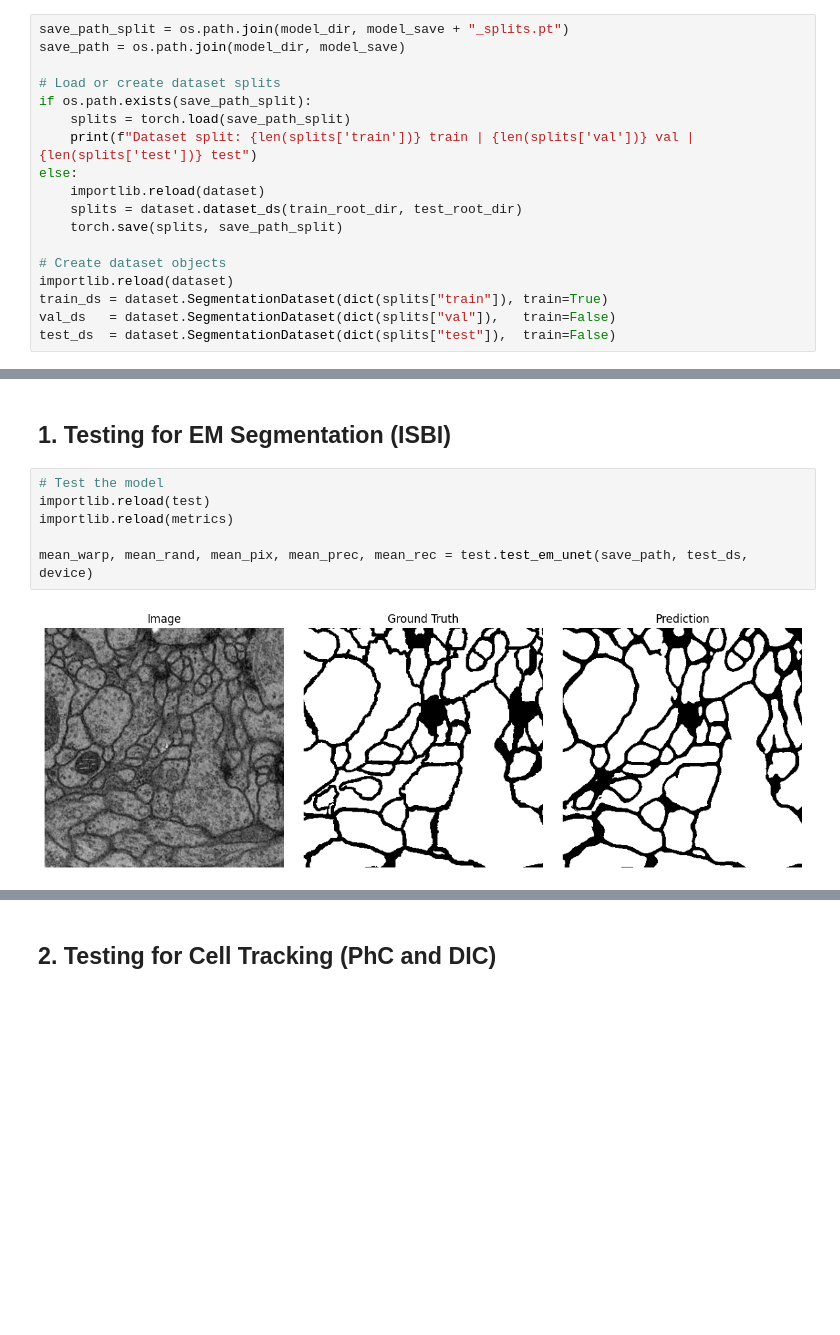
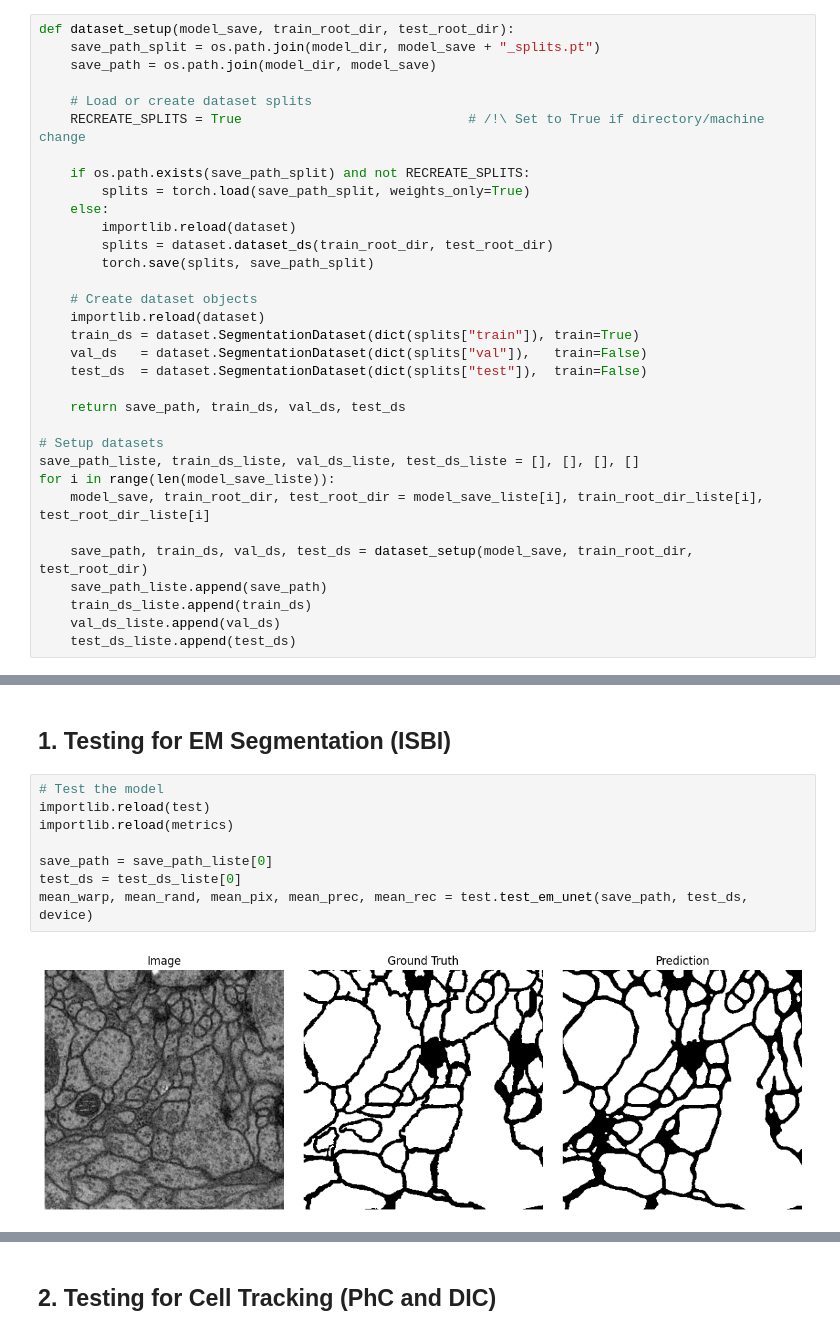
Before and after one commit to A0404/MLA_UNet, a Jupyter notebook: notebooks/notebook.ipynb, the cells around one changed output, grey strips where cells are left out. Drawn from its saved outputs; the diff is of its cells as text; blank space fills up the shorter version.

```diff
--- a/notebooks/notebook.ipynb
+++ b/notebooks/notebook.ipynb
@@ -90,22 +106,37 @@ test_root_dir = ISBI_root_dir
 # %% [markdown]
 ## 3. Importing dataset and save path
 # %%
-save_path_split = os.path.join(model_dir, model_save + "_splits.pt")
-save_path = os.path.join(model_dir, model_save)
+def dataset_setup(model_save, train_root_dir, test_root_dir):
+    save_path_split = os.path.join(model_dir, model_save + "_splits.pt")
+    save_path = os.path.join(model_dir, model_save)
 
-# Load or create dataset splits
-if os.path.exists(save_path_split):
-    splits = torch.load(save_path_split)
-    print(f"Dataset split: {len(splits['train'])} train | {len(splits['val'])} val | {len(splits['test'])} test")
-else:
+    # Load or create dataset splits
+    RECREATE_SPLITS = True                             # /!\ Set to True if directory/machine change
+
+    if os.path.exists(save_path_split) and not RECREATE_SPLITS:
+        splits = torch.load(save_path_split, weights_only=True)
+    else:
+        importlib.reload(dataset)
+        splits = dataset.dataset_ds(train_root_dir, test_root_dir)
+        torch.save(splits, save_path_split)
+
+    # Create dataset objects
     importlib.reload(dataset)
-    splits = dataset.dataset_ds(train_root_dir, test_root_dir)
-    torch.save(splits, save_path_split)
+    train_ds = dataset.SegmentationDataset(dict(splits["train"]), train=True)
+    val_ds   = dataset.SegmentationDataset(dict(splits["val"]),   train=False)
+    test_ds  = dataset.SegmentationDataset(dict(splits["test"]),  train=False)
 
-# Create dataset objects
-importlib.reload(dataset)
-train_ds = dataset.SegmentationDataset(dict(splits["train"]), train=True)
-val_ds   = dataset.SegmentationDataset(dict(splits["val"]),   train=False)
-test_ds  = dataset.SegmentationDataset(dict(splits["test"]),  train=False)
+    return save_path, train_ds, val_ds, test_ds
+
+# Setup datasets
+save_path_liste, train_ds_liste, val_ds_liste, test_ds_liste = [], [], [], []
+for i in range(len(model_save_liste)):
+    model_save, train_root_dir, test_root_dir = model_save_liste[i], train_root_dir_liste[i], test_root_dir_liste[i]
+
+    save_path, train_ds, val_ds, test_ds = dataset_setup(model_save, train_root_dir, test_root_dir)
+    save_path_liste.append(save_path)
+    train_ds_liste.append(train_ds)
+    val_ds_liste.append(val_ds)
+    test_ds_liste.append(test_ds)
 # %% [output]
 Dataset split: 21 train | 4 val | 5 test
@@ -163,8 +211,10 @@ plot_training_curves(train_losses, val_losses)
 # %%
 # Test the model
 importlib.reload(test)
 importlib.reload(metrics)
 
+save_path = save_path_liste[0]
+test_ds = test_ds_liste[0]
 mean_warp, mean_rand, mean_pix, mean_prec, mean_rec = test.test_em_unet(save_path, test_ds, device)
 # %% [output]
-[figure, old version]
+[figure, new version]
```
Also changed, not shown: parts of 9 cells of this notebook, 9 other files.
